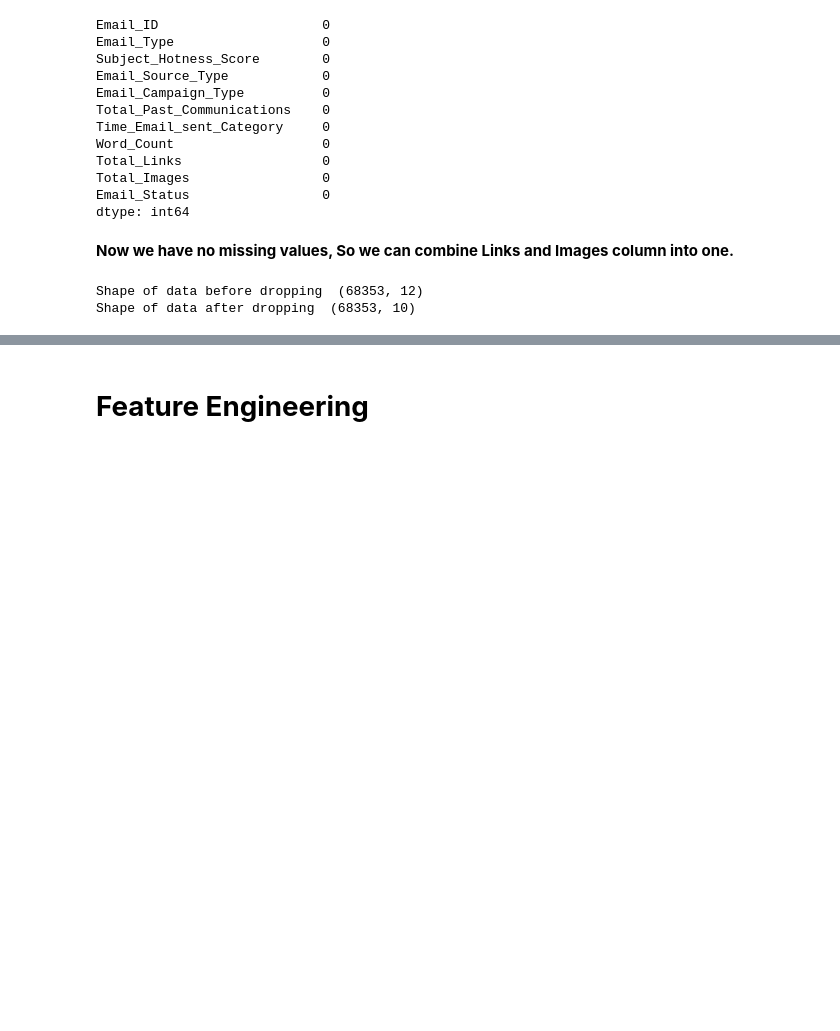
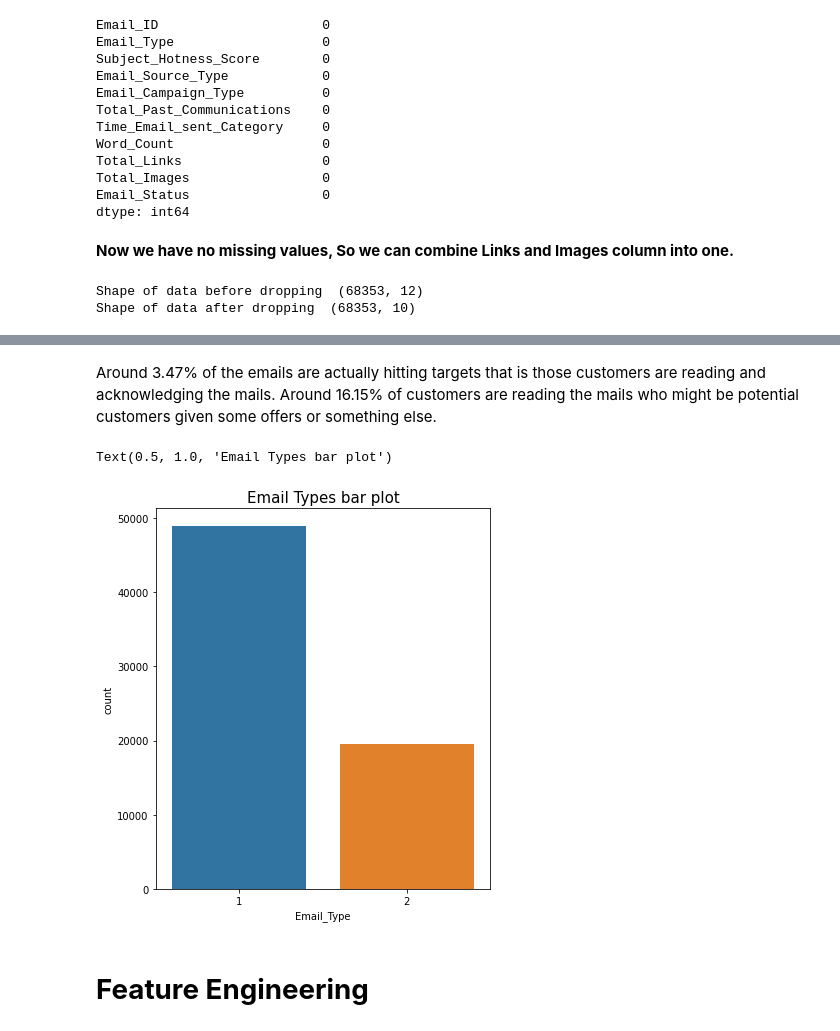
Before and after one commit to Akramkhan01/Email-Campaign-Effectiveness-Prediction-Capstone-Project, a Jupyter notebook: Email_Campaign_Effectiveness_Prediction.ipynb, the cells around one changed output, grey strips where cells are left out. Drawn from its saved outputs; the diff is of its cells as text; code cells hidden in the pictures; blank space fills up the shorter version.

```diff
--- a/Email_Campaign_Effectiveness_Prediction.ipynb
+++ b/Email_Campaign_Effectiveness_Prediction.ipynb
@@ -496,3 +536,13 @@ Shape of data after dropping  (68353, 10)
+# %% [markdown]
+Around 3.47% of the emails are actually hitting targets that is those customers are reading and acknowledging the mails. Around 16.15% of customers are reading the mails who might be potential customers given some offers or something else.
+# %%
+# Plotting bar plot for Email_Type
+plt.figure(figsize=(6,7))
+sns.countplot(email_data['Email_Type'])
+plt.title('Email Types bar plot', fontsize=15)
+# %% [output]
+Text(0.5, 1.0, 'Email Types bar plot')
+[figure, added]
 # %% [markdown]
 # **Feature Engineering**
 # %%
```
Also changed, not shown: parts of 21 cells of this notebook.
